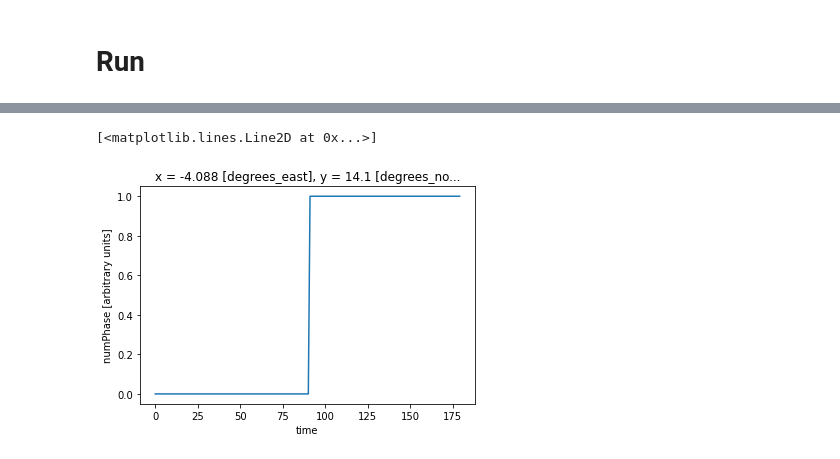
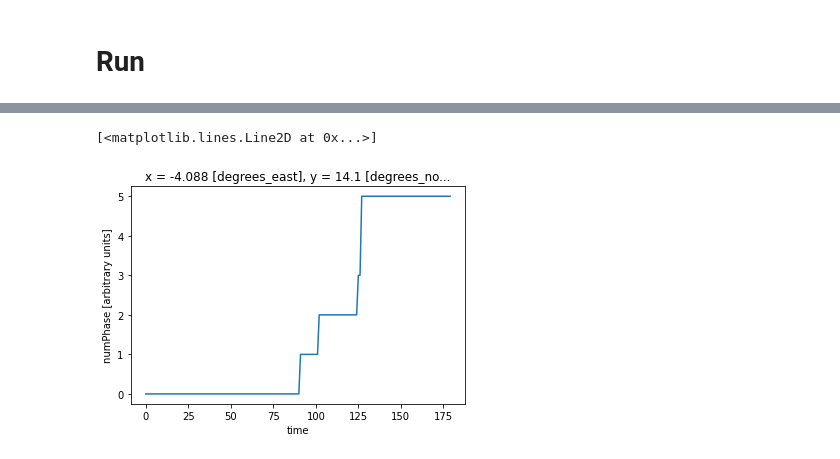
Before and after one commit to SARRA-cropmodels/SARRA-Py, a Jupyter notebook: notebooks/SARRA-Py_grid.ipynb, the cells around one changed output, grey strips where cells are left out. Drawn from its saved outputs; the diff is of its cells as text; code cells hidden in the pictures.

Commit message:
checkpoint, working on phenology

```diff
--- a/notebooks/SARRA-Py_grid.ipynb
+++ b/notebooks/SARRA-Py_grid.ipynb
@@ -51,3 +46,27 @@ data = load_AgERA5_data(data, AgERA5_data_path, date_start, duration)
 paramVariete, paramITK, paramTypeSol = load_YAML_parameters(file_paramVariete, file_paramITK, file_paramTypeSol)
 data = initialize_default_irrigation(data)
 data = load_iSDA_soil_data(data, grid_width, grid_height)
+# %%
+import datetime
+import astral
+from astral.sun import sun
+from astral import LocationInfo
+
+def calc_day_length(day, lat):
+    # print(day, lat)
+    coords = LocationInfo(latitude=float(lat), longitude=0.0)
+    daylight = astral.sun.daylight(coords.observer, date=day)
+    dureeDuJour = (daylight[1] - daylight[0]).seconds/3600
+    return dureeDuJour
+
+days = [date_start + datetime.timedelta(days=i) for i in range(duration)]
+
+# we will first define an empty array of the same shape as the rain array
+data["dureeDuJour"] = (data["rain"].dims, np.zeros(data["rain"].shape))
+
+# we will apply the calc_day_length function using a for loop on the y dimension, as well as on the j dimension
+for j in tqdm(range(duration)):
+    for y in range(len(data["y"])):
+        data["dureeDuJour"][j,y,:] = calc_day_length(date_start + datetime.timedelta(days=j), data["y"][y])
+
+data["dureeDuJour"][:,:,0].plot()
@@ -83,6 +105,7 @@ data = InitSup(data, grid_width, grid_height, duration, paramTypeSol, paramITK)
 data = EvalPar(data)
 
 # setting up a dataset with sowing date in julian format
+#! this should be in initialization
 data["sowing_date"] = (data["rain"].dims, np.full((duration, grid_width, grid_height), (paramITK["DateSemis"] - date_start).days))
 
 
@@ -92,12 +115,12 @@ for j in tqdm(range(duration)):
     data = calculate_daily_thermal_time(j, data, paramVariete)
 
     data = testing_for_initialization(j, data, paramITK, paramVariete)
-    data = testing_for_phase_1(j, data, paramITK, paramVariete)
-    data = testing_for_phase_2(j, data, paramITK, paramVariete)
-    data = testing_for_phase_3(j, data, paramITK, paramVariete)
-    data = testing_for_phase_4(j, data, paramITK, paramVariete)
-    data = testing_for_phase_5(j, data, paramITK, paramVariete)
-    data = testing_for_phase_6(j, data, paramITK, paramVariete)
+    data = update_pheno_phase_1_to_2(j, data, paramITK, paramVariete)
+    data = update_pheno_phase_2_to_3(j, data, paramITK, paramVariete)
+    data = update_pheno_phase_3_to_4(j, data, paramITK, paramVariete)
+    data = update_pheno_phase_4_to_5(j, data, paramITK, paramVariete)
+    data = update_pheno_phase_5_to_6(j, data, paramITK, paramVariete)
+    data = update_pheno_phase_6_to_7(j, data, paramITK, paramVariete)
 
     # sum of thermal sime is being computed from the day the crop is sown, including the day of sowing
     data = calculate_sum_of_thermal_time(j, data, paramVariete)
@@ -211,5 +230,5 @@ for i in range(10):
 # %%
-data["numPhase"][:,50,50].plot()
+(data["numPhase"])[:,50,50].plot()
 # %% [output]
 [<matplotlib.lines.Line2D at 0x...>]
-[figure, old version]
+[figure, new version]
```
Also changed, not shown: parts of 17 cells of this notebook, 3 other files.
